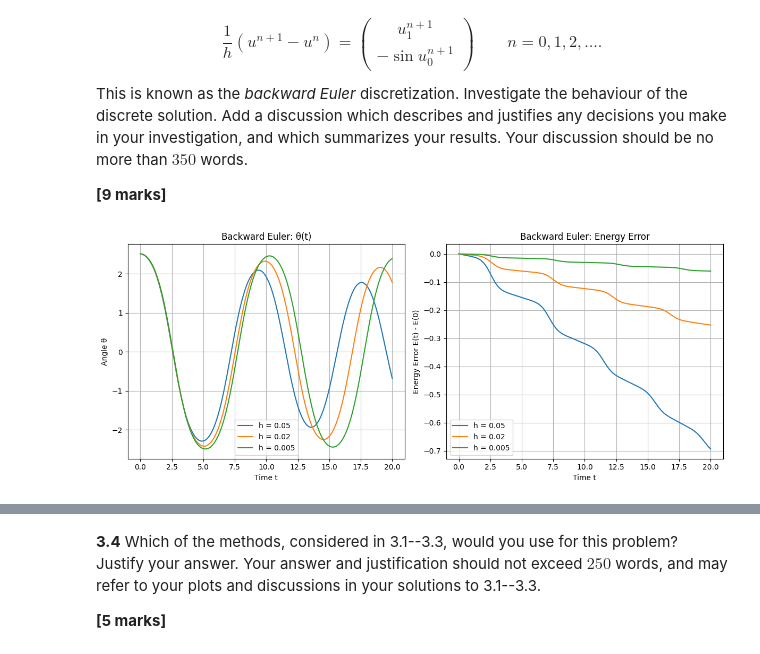
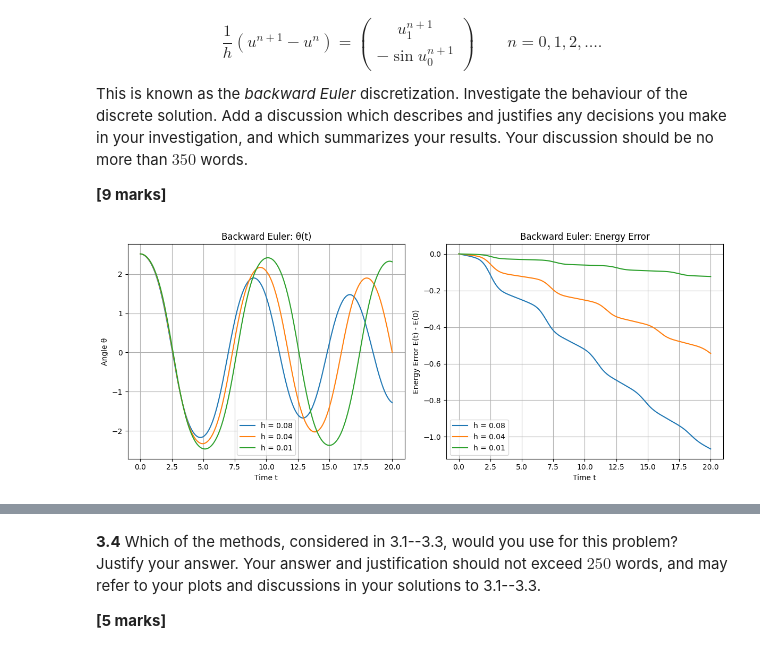
Before and after one commit to Edward076/A2-test, a Jupyter notebook: A2.ipynb, the cells around one changed output, grey strips where cells are left out. Cells and saved outputs as stored; diff of their text form; code cells hidden in the pictures.

```diff
--- a/A2.ipynb
+++ b/A2.ipynb
@@ -556,35 +589,35 @@ def backward_euler_pendulum(T_final, h):
         θω_next = fsolve(F, [θn, ωn])  # Initial guess is previous state
         u[n + 1] = θω_next
         E[n + 1] = compute_energy(*θω_next)
 
     return t_vals, u, E
 
 # Test with multiple step sizes
-step_sizes = [0.05, 0.02, 0.005]
+step_sizes = [0.08, 0.04, 0.01]
 T_final = 20.0
 
 fig, axes = plt.subplots(1, 2, figsize=(12, 5))
 
 # θ(t) plot
 for h in step_sizes:
     t, u, E = backward_euler_pendulum(T_final, h)
     axes[0].plot(t, u[:, 0], label=f"h = {h}")
 axes[0].set(xlabel="Time t", ylabel="Angle θ", title="Backward Euler: θ(t)")
 axes[0].legend()
 axes[0].grid(True)
 
 # Energy error plot
 for h in step_sizes:
     t, u, E = backward_euler_pendulum(T_final, h)
     axes[1].plot(t, E - E[0], label=f"h = {h}")
 axes[1].set(xlabel="Time t", ylabel="Energy Error E(t) - E(0)", title="Backward Euler: Energy Error")
 axes[1].legend()
 axes[1].grid(True)
 
 plt.tight_layout()
 plt.show()
 # %% [output]
-[figure, old version]
+[figure, new version]
 # %% [markdown]
 ## Discussion
 
```
Also changed, not shown: parts of 9 cells of this notebook.
